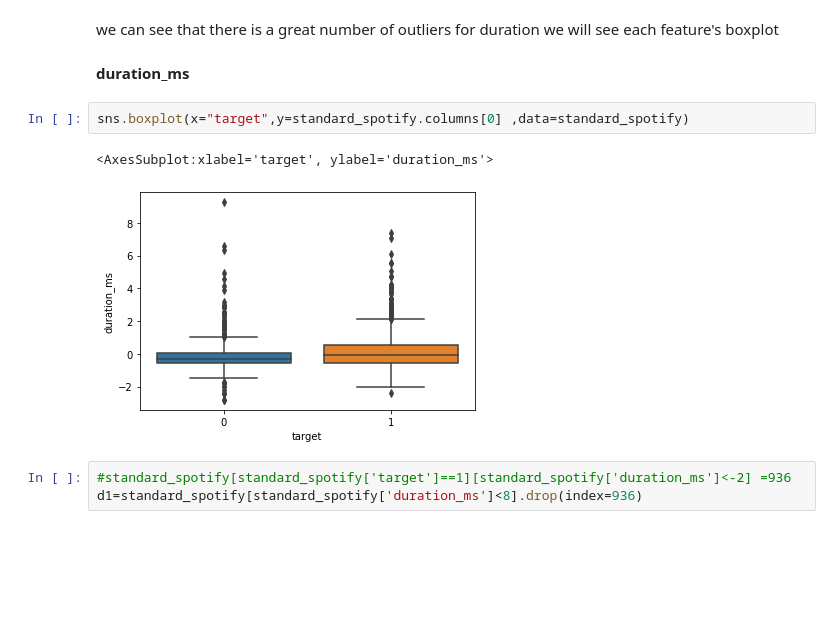
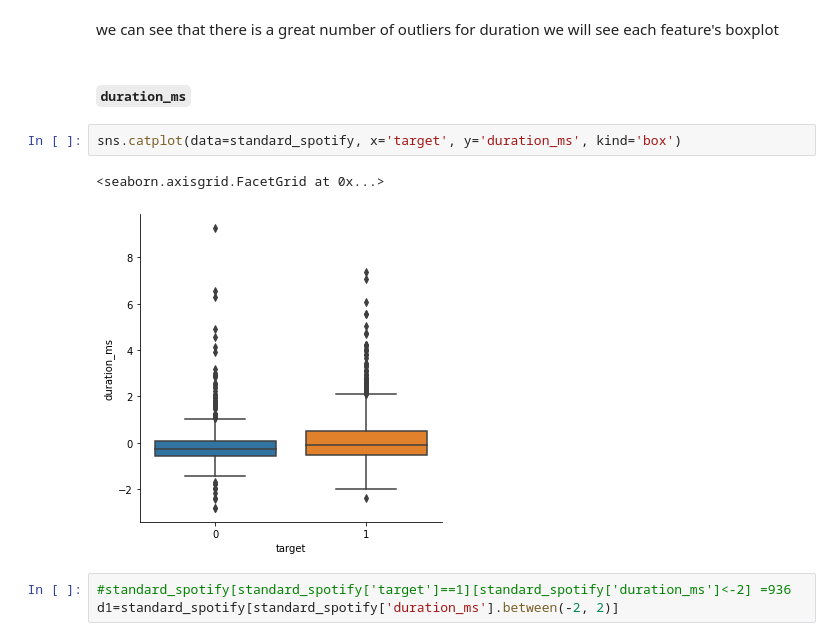
Before and after one commit to AhmedCharfeddine/spotify-recommender-system, a Jupyter notebook: Notebook 1.ipynb, the cells around one changed output. Cells and saved outputs as stored; diff of their text form; blank space fills up the shorter version.

Commit message:
standardization and outliers code refactor

```diff
--- a/Notebook 1.ipynb
+++ b/Notebook 1.ipynb
@@ -264,12 +257,12 @@ standard_spotify.describe()
 # %% [markdown]
 we can see that there is a great number of outliers for duration we will see each feature's boxplot
 # %% [markdown]
-**duration_ms**
+##### `duration_ms`
 # %%
-sns.boxplot(x="target",y=standard_spotify.columns[0] ,data=standard_spotify)
+sns.catplot(data=standard_spotify, x='target', y='duration_ms', kind='box')
 # %% [output]
-<AxesSubplot:xlabel='target', ylabel='duration_ms'>
+<seaborn.axisgrid.FacetGrid at 0x...>
-[figure, old version]
+[figure, new version]
 # %%
 #standard_spotify[standard_spotify['target']==1][standard_spotify['duration_ms']<-2] =936
-d1=standard_spotify[standard_spotify['duration_ms']<8].drop(index=936)
+d1=standard_spotify[standard_spotify['duration_ms'].between(-2, 2)]
```
Also changed, not shown: parts of 32 cells of this notebook.
